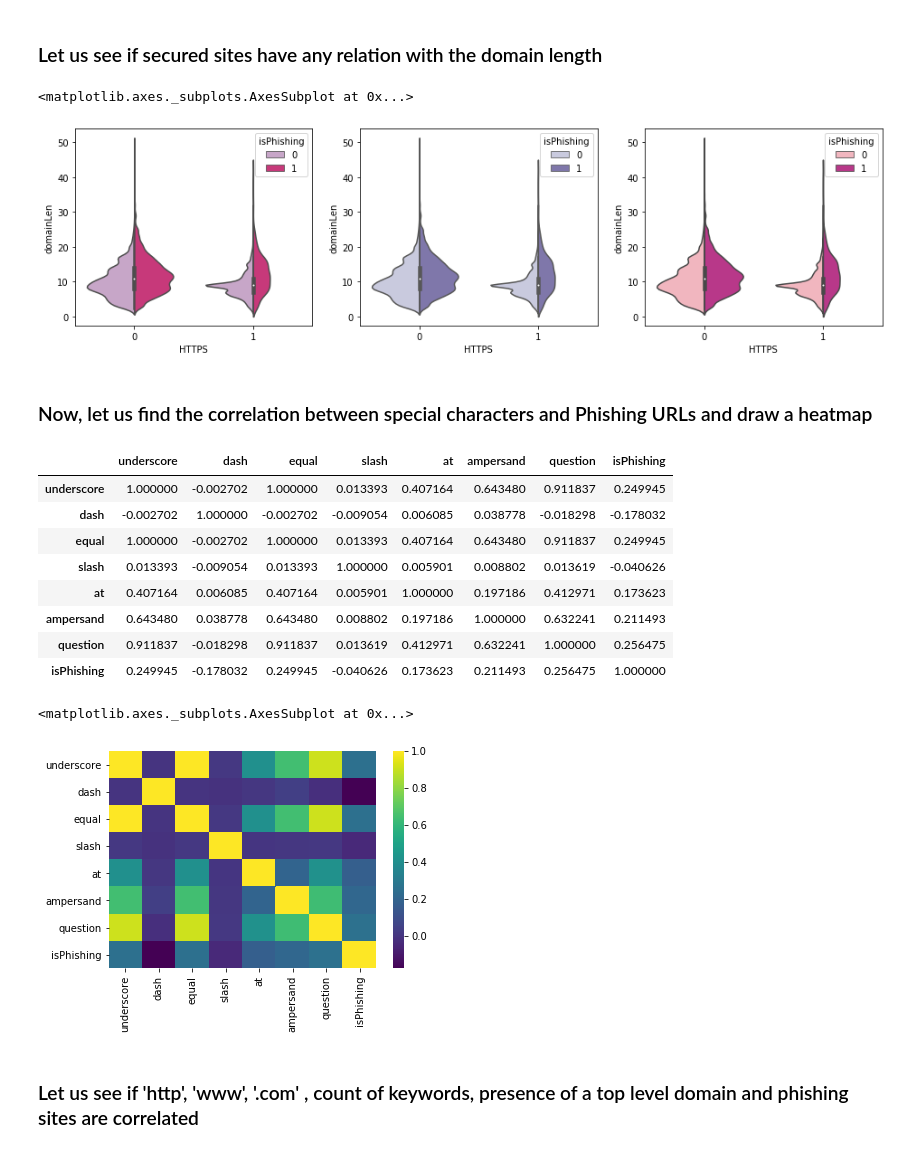
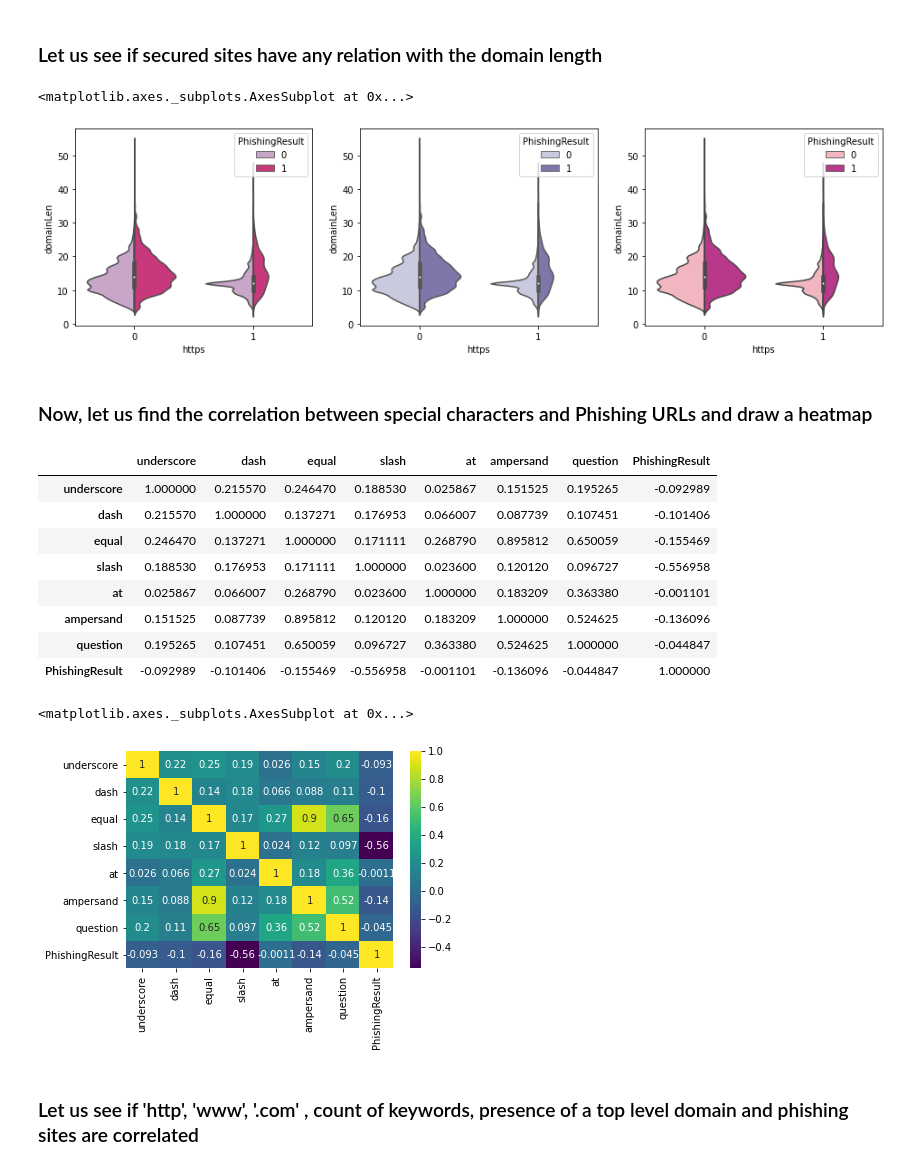
Before and after one commit to Shreya549/no-phishy, a Jupyter notebook: Data Visualization.ipynb, the cells around one changed output. Drawn from its saved outputs; the diff is of its cells as text; code cells hidden in the pictures.

```diff
--- a/Data Visualization.ipynb
+++ b/Data Visualization.ipynb
@@ -10,3 +8,5 @@ df = pd.read_csv("cleaned_data.csv")
+# %%
+df = pd.read_csv("https://raw.githubusercontent.com/Shreya549/no-phishy/master/final2.csv")
 # %%
 df.head()
 # %% [output]
@@ -191,34 +158,34 @@ sns.countplot(x="isPhishing", data=df,hue = 'brandName', palette='plasma')
 ### Let us see if secured sites have any relation with the domain length
 # %%
 fig, ax = plt.subplots(1, 3, figsize=(16,4))
-sns.violinplot(x="HTTPS", y='domainLen', data=df,hue='isPhishing',split=True,palette='PuRd', ax = ax[0])
-sns.violinplot(x="HTTPS", y='domainLen', data=df,hue='isPhishing',split = True,
+sns.violinplot(x="https", y='domainLen', data=df,hue='PhishingResult',split=True,palette='PuRd', ax = ax[0])
+sns.violinplot(x="https", y='domainLen', data=df,hue='PhishingResult',split = True,
                palette='Purples', ax = ax[1])
-sns.violinplot(x="HTTPS", y='domainLen', data=df,hue='isPhishing',split = True,
+sns.violinplot(x="https", y='domainLen', data=df,hue='PhishingResult',split = True,
                palette='RdPu', ax = ax[2])
 # %% [output]
 <matplotlib.axes._subplots.AxesSubplot at 0x...>
-[figure, old version]
+[figure, new version]
 # %% [markdown]
 ### Now, let us find the correlation between special characters and Phishing URLs and draw a heatmap
 # %%
-special_char = df.filter(['underscore', 'dash', 'equal', 'slash', 'at', 'ampersand', 'question', 'isPhishing'], axis = 1)
+special_char = df.filter(['underscore', 'dash', 'equal', 'slash', 'at', 'ampersand', 'question', 'PhishingResult'], axis = 1)
 special_char.corr()
 # %% [output]
-|  | underscore | dash | equal | slash | at | ampersand | question | isPhishing |
-| underscore | 1.000000 | -0.002702 | 1.000000 | 0.013393 | 0.407164 | 0.643480 | 0.911837 | 0.249945 |
-| dash | -0.002702 | 1.000000 | -0.002702 | -0.009054 | 0.006085 | 0.038778 | -0.018298 | -0.178032 |
-| equal | 1.000000 | -0.002702 | 1.000000 | 0.013393 | 0.407164 | 0.643480 | 0.911837 | 0.249945 |
-| slash | 0.013393 | -0.009054 | 0.013393 | 1.000000 | 0.005901 | 0.008802 | 0.013619 | -0.040626 |
-| at | 0.407164 | 0.006085 | 0.407164 | 0.005901 | 1.000000 | 0.197186 | 0.412971 | 0.173623 |
-| ampersand | 0.643480 | 0.038778 | 0.643480 | 0.008802 | 0.197186 | 1.000000 | 0.632241 | 0.211493 |
-| question | 0.911837 | -0.018298 | 0.911837 | 0.013619 | 0.412971 | 0.632241 | 1.000000 | 0.256475 |
-| isPhishing | 0.249945 | -0.178032 | 0.249945 | -0.040626 | 0.173623 | 0.211493 | 0.256475 | 1.000000 |
+|  | underscore | dash | equal | slash | at | ampersand | question | PhishingResult |
+| underscore | 1.000000 | 0.215570 | 0.246470 | 0.188530 | 0.025867 | 0.151525 | 0.195265 | -0.092989 |
+| dash | 0.215570 | 1.000000 | 0.137271 | 0.176953 | 0.066007 | 0.087739 | 0.107451 | -0.101406 |
+| equal | 0.246470 | 0.137271 | 1.000000 | 0.171111 | 0.268790 | 0.895812 | 0.650059 | -0.155469 |
+| slash | 0.188530 | 0.176953 | 0.171111 | 1.000000 | 0.023600 | 0.120120 | 0.096727 | -0.556958 |
+| at | 0.025867 | 0.066007 | 0.268790 | 0.023600 | 1.000000 | 0.183209 | 0.363380 | -0.001101 |
+| ampersand | 0.151525 | 0.087739 | 0.895812 | 0.120120 | 0.183209 | 1.000000 | 0.524625 | -0.136096 |
+| question | 0.195265 | 0.107451 | 0.650059 | 0.096727 | 0.363380 | 0.524625 | 1.000000 | -0.044847 |
+| PhishingResult | -0.092989 | -0.101406 | -0.155469 | -0.556958 | -0.001101 | -0.136096 | -0.044847 | 1.000000 |
 # %%
-sns.heatmap(special_char.corr(), cmap = 'viridis')
+sns.heatmap(special_char.corr(), cmap = 'viridis', annot = True)
 # %% [output]
 <matplotlib.axes._subplots.AxesSubplot at 0x...>
-[figure, old version]
+[figure, new version]
 # %% [markdown]
 ### Let us see if 'http', 'www', '.com' , count of keywords, presence of a top level domain and phishing sites are correlated
 # %%
```
Also changed, not shown: parts of 23 cells of this notebook.
